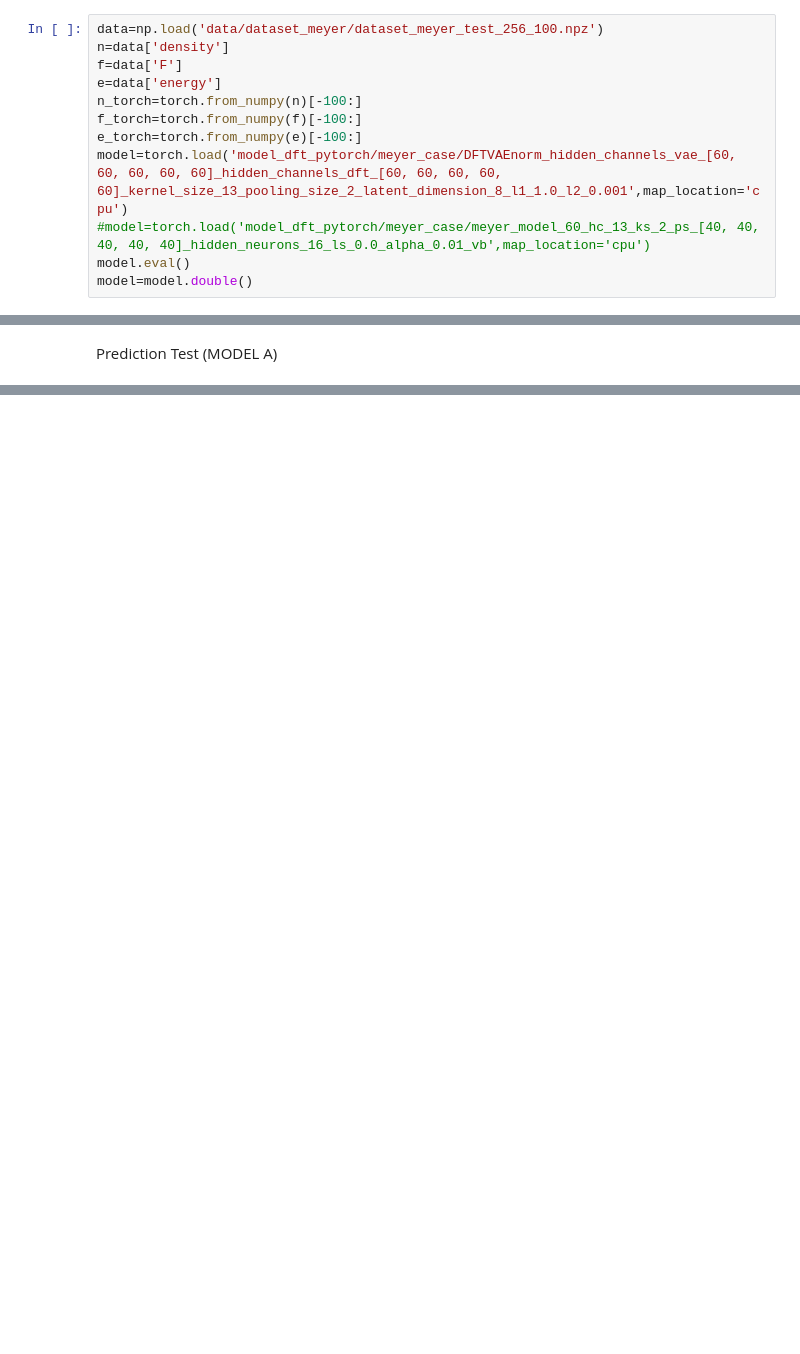
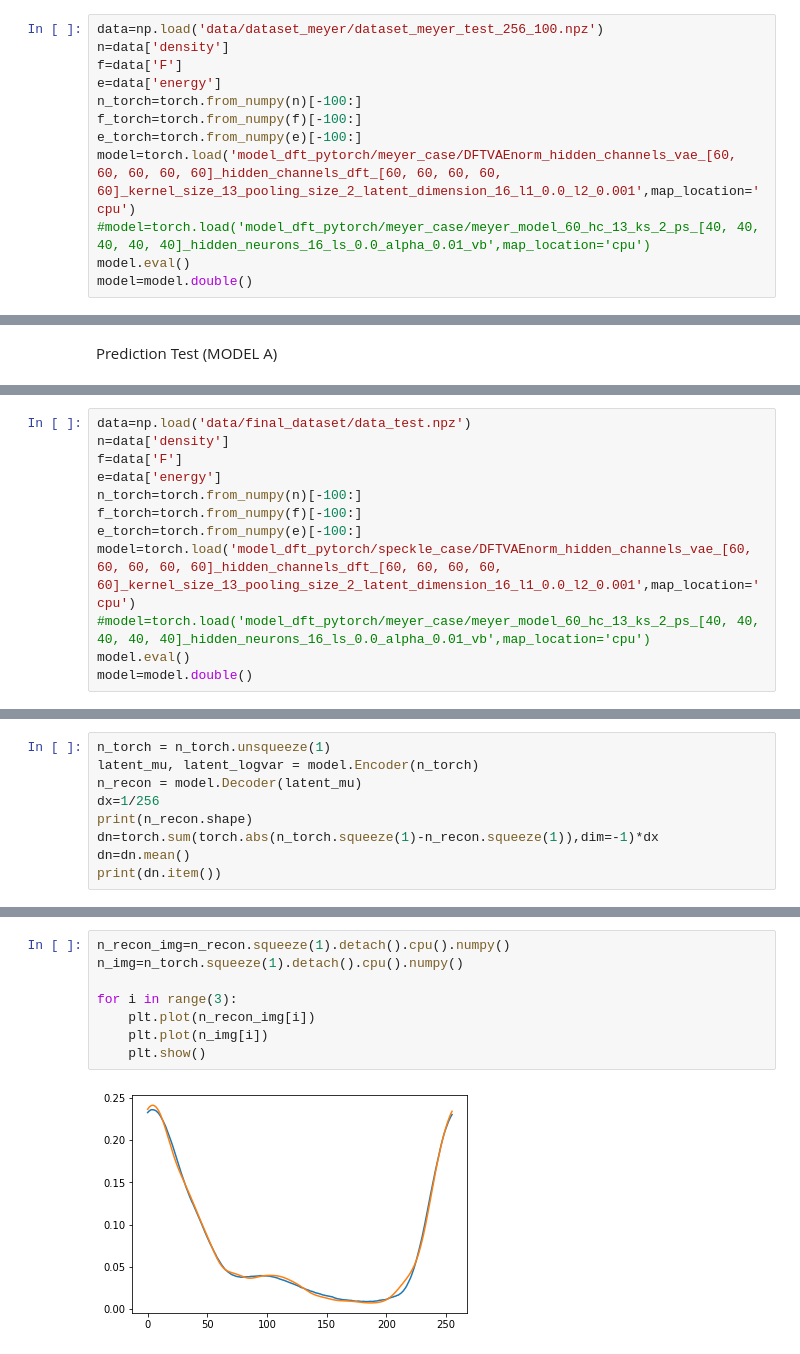
Before and after one commit to emacosta95/dft_autoencoder, a Jupyter notebook: Test.ipynb, the cells around one changed output, grey strips where cells are left out. Cells and saved outputs as stored; diff of their text form; blank space fills up the shorter version.

Commit message:
implement the 3d model

```diff
--- a/Test.ipynb
+++ b/Test.ipynb
@@ -20,7 +20,7 @@ e=data['energy']
 n_torch=torch.from_numpy(n)[-100:]
 f_torch=torch.from_numpy(f)[-100:]
 e_torch=torch.from_numpy(e)[-100:]
-model=torch.load('model_dft_pytorch/meyer_case/DFTVAEnorm_hidden_channels_vae_[60, 60, 60, 60, 60]_hidden_channels_dft_[60, 60, 60, 60, 60]_kernel_size_13_pooling_size_2_latent_dimension_8_l1_1.0_l2_0.001',map_location='cpu')
+model=torch.load('model_dft_pytorch/meyer_case/DFTVAEnorm_hidden_channels_vae_[60, 60, 60, 60, 60]_hidden_channels_dft_[60, 60, 60, 60, 60]_kernel_size_13_pooling_size_2_latent_dimension_16_l1_0.0_l2_0.001',map_location='cpu')
 #model=torch.load('model_dft_pytorch/meyer_case/meyer_model_60_hc_13_ks_2_ps_[40, 40, 40, 40, 40]_hidden_neurons_16_ls_0.0_alpha_0.01_vb',map_location='cpu')
 model.eval()
 model=model.double()
@@ -76,0 +84,12 @@ tensor(0.1307, dtype=torch.float64, grad_fn=<MulBackward0>) tensor(0.1106, dtype
+# %%
+data=np.load('data/final_dataset/data_test.npz')
+n=data['density']
+f=data['F']
+e=data['energy']
+n_torch=torch.from_numpy(n)[-100:]
+f_torch=torch.from_numpy(f)[-100:]
+e_torch=torch.from_numpy(e)[-100:]
+model=torch.load('model_dft_pytorch/speckle_case/DFTVAEnorm_hidden_channels_vae_[60, 60, 60, 60, 60]_hidden_channels_dft_[60, 60, 60, 60, 60]_kernel_size_13_pooling_size_2_latent_dimension_16_l1_0.0_l2_0.001',map_location='cpu')
+#model=torch.load('model_dft_pytorch/meyer_case/meyer_model_60_hc_13_ks_2_ps_[40, 40, 40, 40, 40]_hidden_neurons_16_ls_0.0_alpha_0.01_vb',map_location='cpu')
+model.eval()
+model=model.double()
@@ -76,0 +98,9 @@ tensor(0.1307, dtype=torch.float64, grad_fn=<MulBackward0>) tensor(0.1106, dtype
+# %%
+n_torch = n_torch.unsqueeze(1)
+latent_mu, latent_logvar = model.Encoder(n_torch)
+n_recon = model.Decoder(latent_mu)
+dx=1/256
+print(n_recon.shape)
+dn=torch.sum(torch.abs(n_torch.squeeze(1)-n_recon.squeeze(1)),dim=-1)*dx
+dn=dn.mean()
+print(dn.item())
@@ -76,0 +112,10 @@ tensor(0.1307, dtype=torch.float64, grad_fn=<MulBackward0>) tensor(0.1106, dtype
+# %%
+n_recon_img=n_recon.squeeze(1).detach().cpu().numpy()
+n_img=n_torch.squeeze(1).detach().cpu().numpy()
+
+for i in range(3):
+    plt.plot(n_recon_img[i])
+    plt.plot(n_img[i])
+    plt.show()
+# %% [output]
+[figure, added]
```
Also changed, not shown: parts of 34 cells of this notebook, 11 other files.
